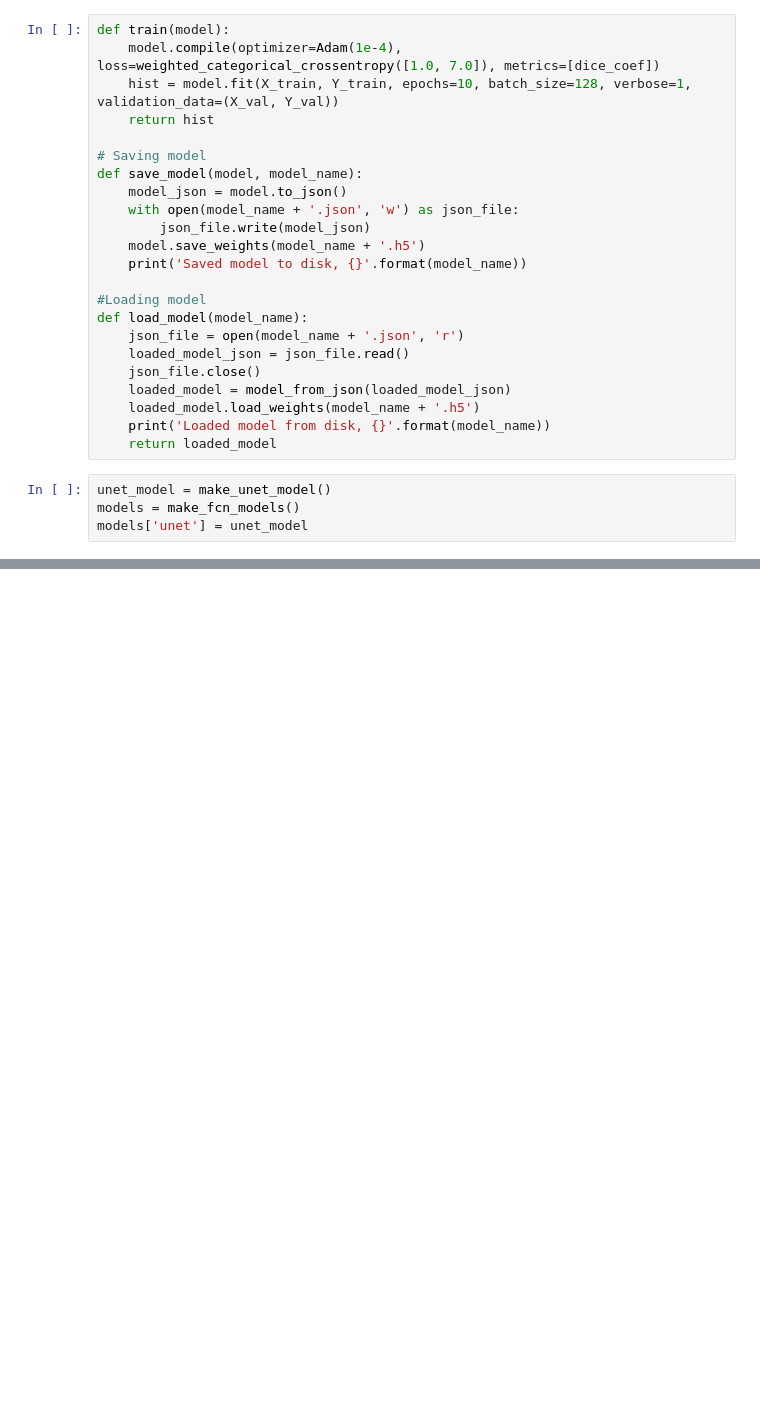
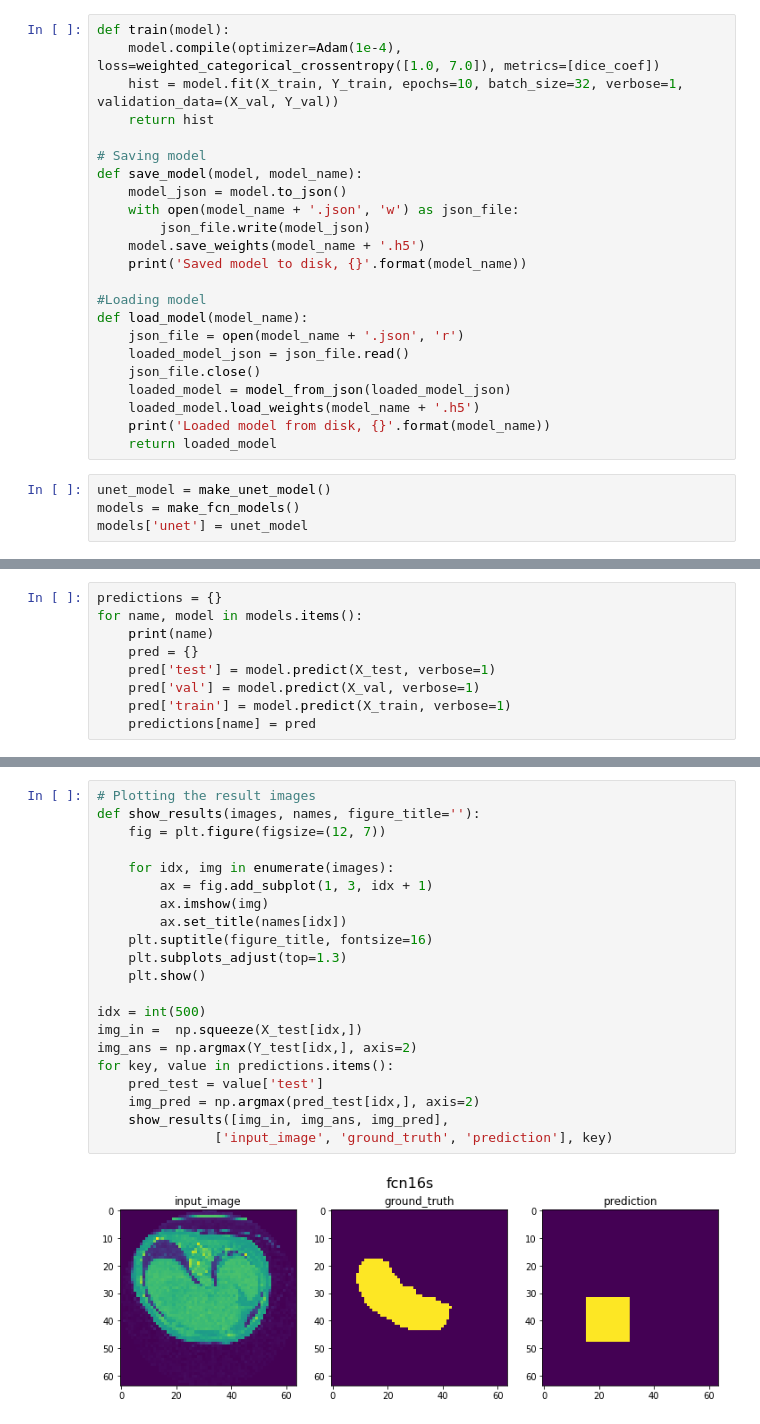
Before and after one commit to yhbyhb/ai-seongnam-kaist-week04, a Jupyter notebook: lab.ipynb, the cells around one changed output, grey strips where cells are left out. Cells and saved outputs as stored; diff of their text form; blank space fills up the shorter version.

Commit message:
result for 4 models. loss, dice coeff and images

```diff
--- a/lab.ipynb
+++ b/lab.ipynb
@@ -254,7 +256,7 @@ def make_fcn_models():
 # %%
 def train(model):
     model.compile(optimizer=Adam(1e-4), loss=weighted_categorical_crossentropy([1.0, 7.0]), metrics=[dice_coef])
-    hist = model.fit(X_train, Y_train, epochs=10, batch_size=128, verbose=1, validation_data=(X_val, Y_val))
+    hist = model.fit(X_train, Y_train, epochs=10, batch_size=32, verbose=1, validation_data=(X_val, Y_val))
     return hist
 
 # Saving model
@@ -364,0 +328,9 @@ for name, model in models.items():
+# %%
+predictions = {}
+for name, model in models.items():
+    print(name)
+    pred = {}
+    pred['test'] = model.predict(X_test, verbose=1)
+    pred['val'] = model.predict(X_val, verbose=1)
+    pred['train'] = model.predict(X_train, verbose=1)
+    predictions[name] = pred
@@ -364,0 +354,23 @@ for name, model in models.items():
+# %%
+# Plotting the result images
+def show_results(images, names, figure_title=''):
+    fig = plt.figure(figsize=(12, 7))
+
+    for idx, img in enumerate(images):
+        ax = fig.add_subplot(1, 3, idx + 1)
+        ax.imshow(img)
+        ax.set_title(names[idx])
+    plt.suptitle(figure_title, fontsize=16)
+    plt.subplots_adjust(top=1.3)
+    plt.show()
+
+idx = int(500)
+img_in =  np.squeeze(X_test[idx,])
+img_ans = np.argmax(Y_test[idx,], axis=2)
+for key, value in predictions.items():
+    pred_test = value['test']
+    img_pred = np.argmax(pred_test[idx,], axis=2)
+    show_results([img_in, img_ans, img_pred],
+               ['input_image', 'ground_truth', 'prediction'], key)
+# %% [output]
+[figure, added]
```
Also changed, not shown: parts of 7 cells of this notebook.
